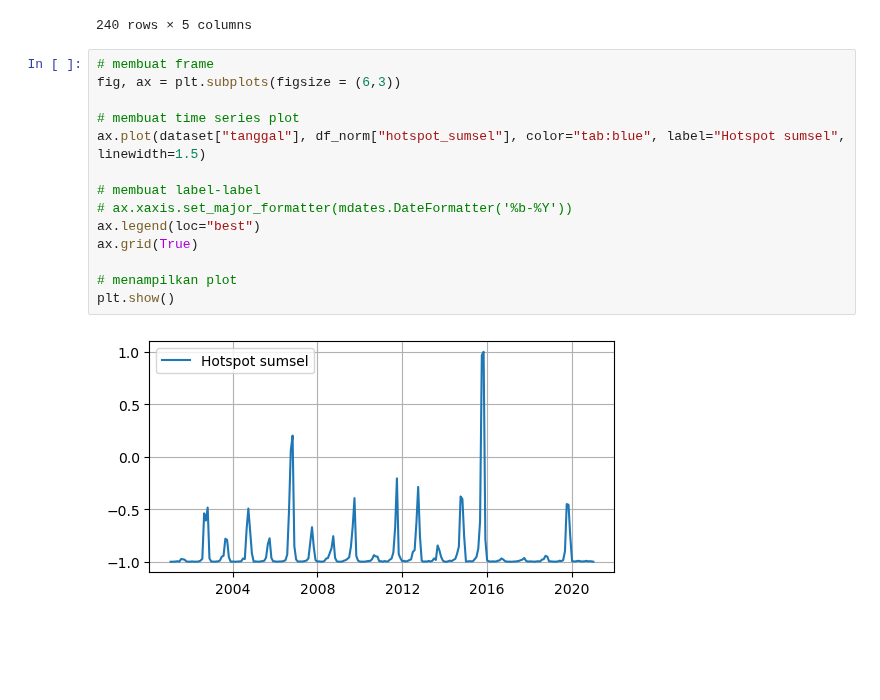
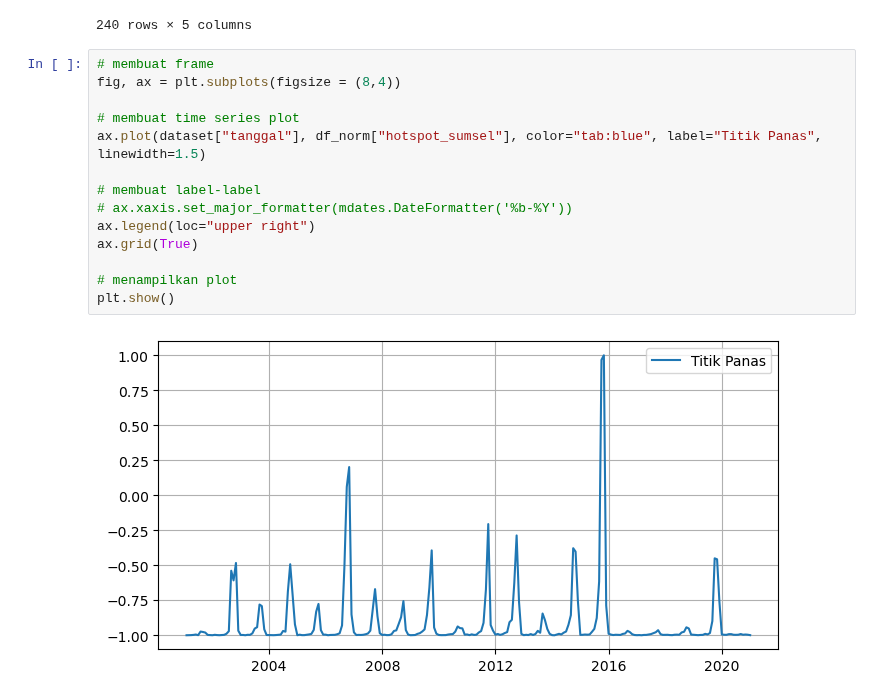
Before and after one commit to kusin/tensorflow-hotspot-v1, a Jupyter notebook: Untitled3.ipynb, the cells around one changed output. Saved outputs shown, nothing was run; the diff lists cells and outputs as text; blank space fills up the shorter version.

```diff
--- a/Untitled3.ipynb
+++ b/Untitled3.ipynb
@@ -177,19 +177,19 @@ df_norm
 240 rows × 5 columns
 # %%
 # membuat frame
-fig, ax = plt.subplots(figsize = (6,3))
+fig, ax = plt.subplots(figsize = (8,4))
 
 # membuat time series plot
-ax.plot(dataset["tanggal"], df_norm["hotspot_sumsel"], color="tab:blue", label="Hotspot sumsel", linewidth=1.5)
+ax.plot(dataset["tanggal"], df_norm["hotspot_sumsel"], color="tab:blue", label="Titik Panas", linewidth=1.5)
 
 # membuat label-label
 # ax.xaxis.set_major_formatter(mdates.DateFormatter('%b-%Y'))
-ax.legend(loc="best")
+ax.legend(loc="upper right")
 ax.grid(True)
 
 # menampilkan plot
 plt.show()
 # %% [output]
-[figure, old version]
+[figure, new version]
 # %%
 # membuat frame
```
Also changed, not shown: parts of 7 cells of this notebook.
